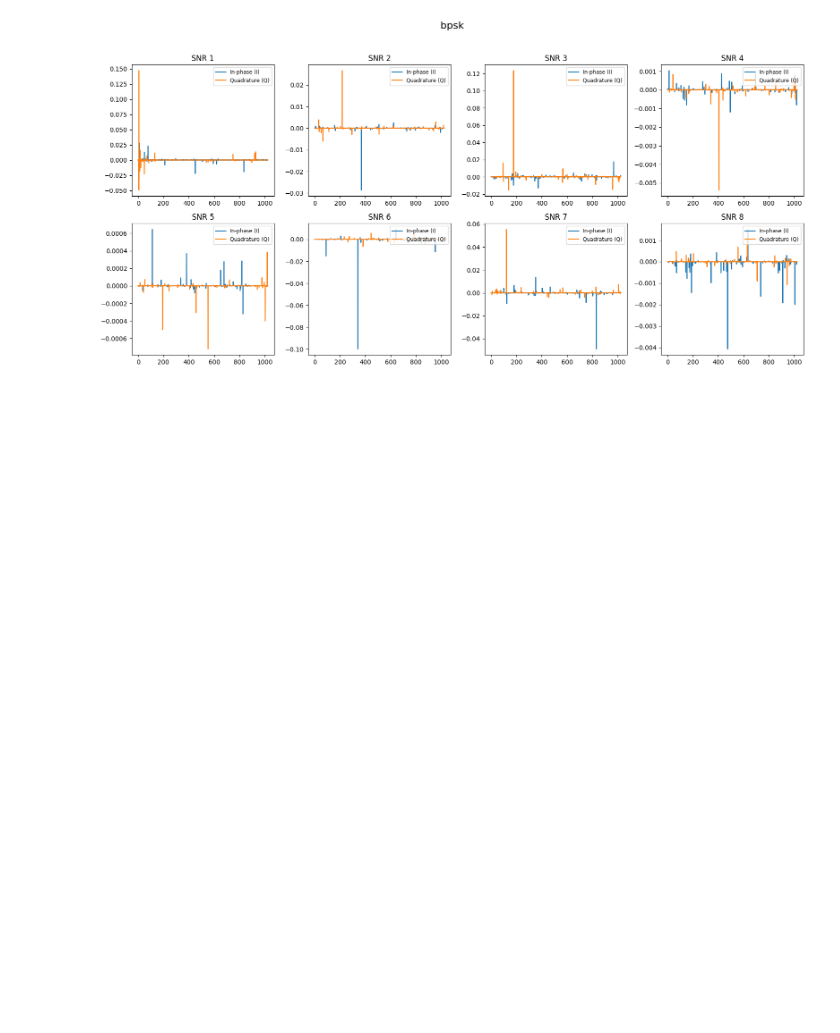
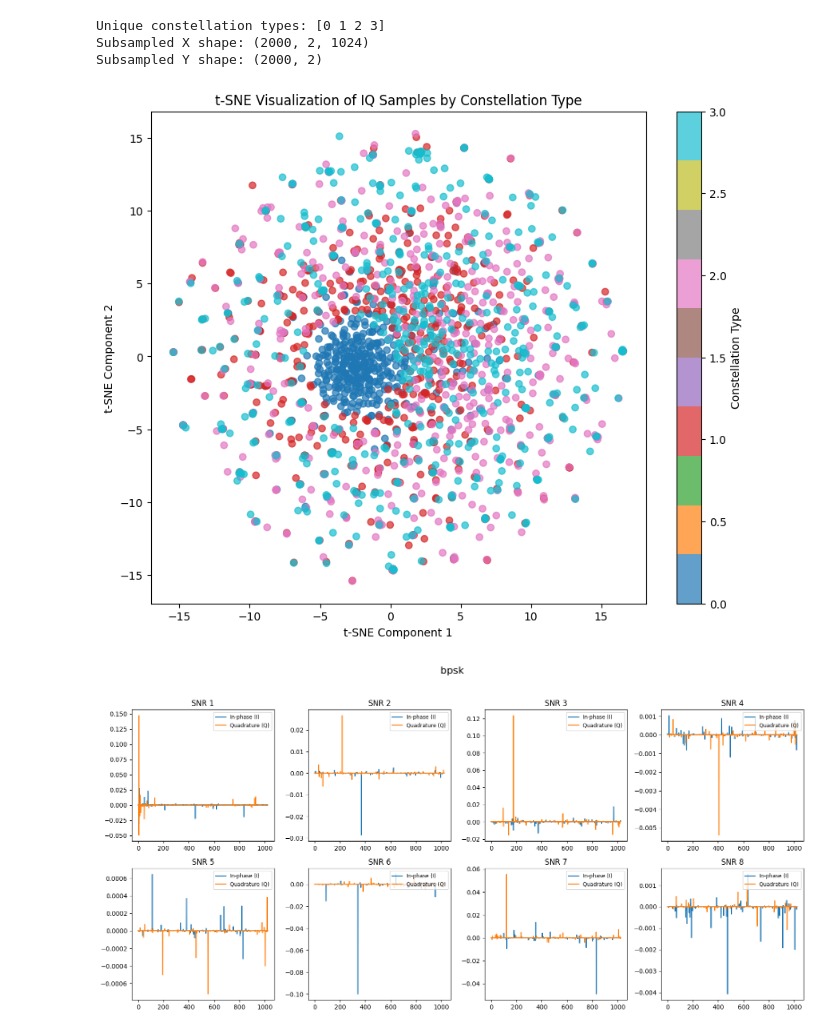
Before and after one commit to 0X616C695F6D/testbed_da, a Jupyter notebook: data_vis.ipynb, the cells around one changed output. Drawn from its saved outputs; the diff is of its cells as text; code cells hidden in the pictures; blank space fills up the shorter version.

```diff
--- a/data_vis.ipynb
+++ b/data_vis.ipynb
@@ -112,3 +122,66 @@ plt.show()
+# %%
+# tsne of ota by constellation type
+
+import numpy as np
+import matplotlib.pyplot as plt
+from sklearn.manifold import TSNE
+
+# Assume X and Y are already loaded, with shapes:
+#   X: (131072, 2, 1024)
+#   Y: (131072, 2) where Y[:, 0] holds the constellation label.
+
+# Set the number of samples you want per constellation
+samples_per_constellation = 500
+
+# Get the unique constellation types from Y[:, 0]
+unique_constellations = np.unique(Y[:, 0])
+print("Unique constellation types:", unique_constellations)
+
+selected_indices = []
+
+# Loop over each constellation and randomly choose indices
+for constellation in unique_constellations:
+    indices = np.where(Y[:, 0] == constellation)[0]
+    if len(indices) > samples_per_constellation:
+        chosen = np.random.choice(indices, samples_per_constellation, replace=False)
+    else:
+        chosen = indices  # if fewer than desired, take them all
+    selected_indices.extend(chosen)
+
+selected_indices = np.array(selected_indices)
+
+# Create the subsampled dataset
+X_sub = X[selected_indices]
+Y_sub = Y[selected_indices]
+
+print("Subsampled X shape:", X_sub.shape)
+print("Subsampled Y shape:", Y_sub.shape)
+
+# Flatten each IQ sample from shape (2, 1024) to (2048,)
+X_sub_flat = X_sub.reshape(X_sub.shape[0], -1)
+
+# Run t-SNE on the flattened data
+tsne = TSNE(n_components=2, random_state=42, perplexity=30)
+X_tsne = tsne.fit_transform(X_sub_flat)
+
+# Use constellation labels from Y_sub (assume they're in the first column)
+constellation_labels = Y_sub[:, 0]
+
+# Plot the t-SNE result with each constellation type as a different color
+plt.figure(figsize=(10, 8))
+scatter = plt.scatter(X_tsne[:, 0], X_tsne[:, 1],
+                      c=constellation_labels, cmap='tab10', alpha=0.7)
+plt.xlabel("t-SNE Component 1")
+plt.ylabel("t-SNE Component 2")
+plt.title("t-SNE Visualization of IQ Samples by Constellation Type")
+cbar = plt.colorbar(scatter)
+cbar.set_label("Constellation Type")
+plt.show()
+# %% [output]
+Unique constellation types: [0 1 2 3]
+Subsampled X shape: (2000, 2, 1024)
+Subsampled Y shape: (2000, 2)
+[figure, added]
 # %%
 # Plot fkn raw sim signal
 
```
Also changed, not shown: parts of 4 cells of this notebook, 4 other files.
